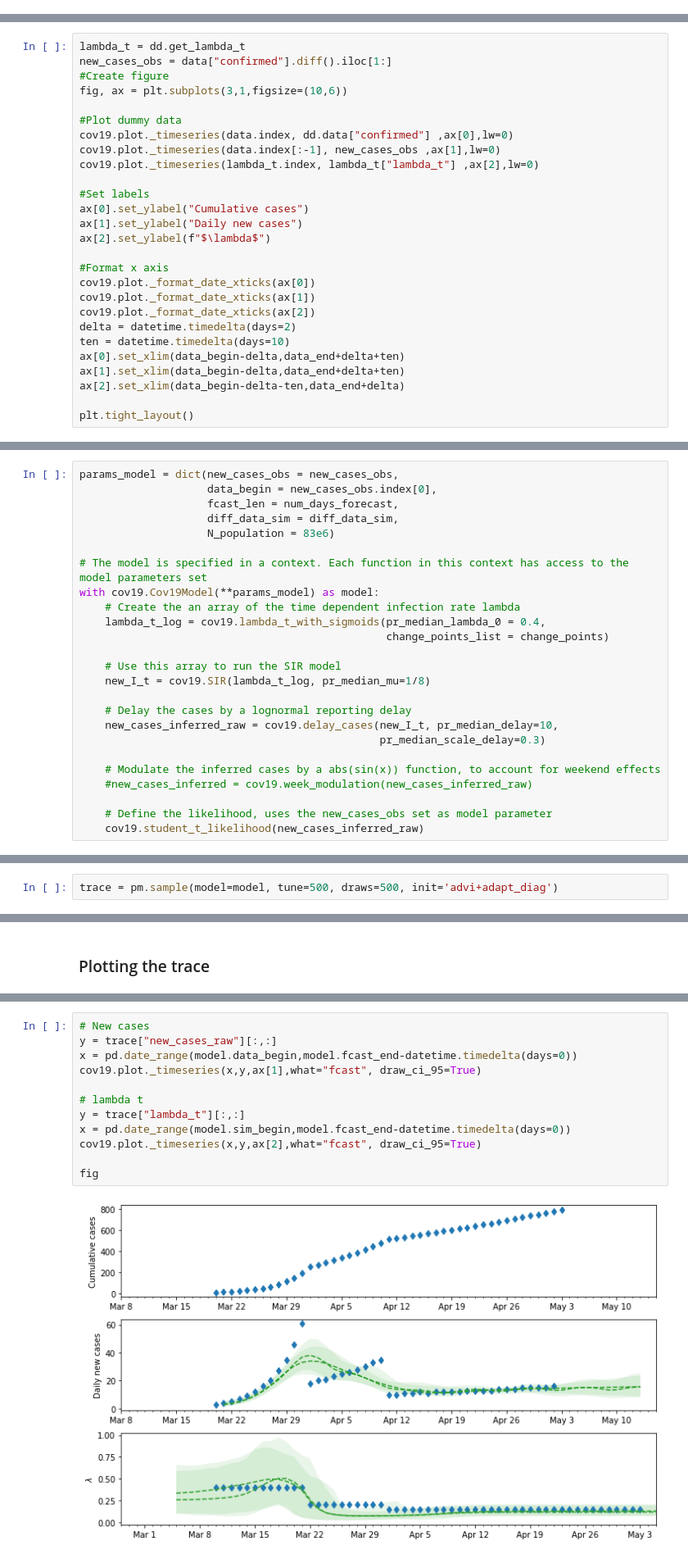
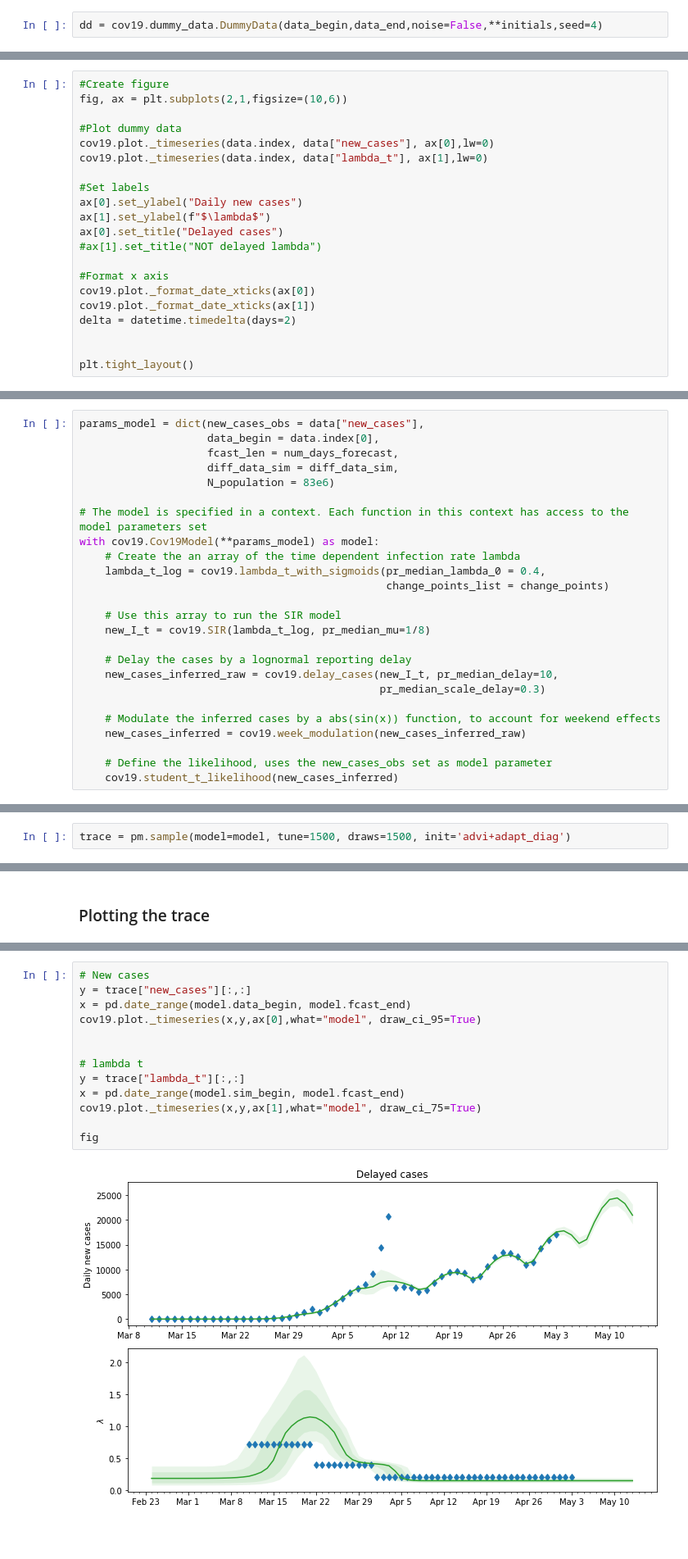
Before and after one commit to Priesemann-Group/covid19_inference, a Jupyter notebook: scripts/example_dummy_data.ipynb, the cells around one changed output, grey strips where cells are left out. Shown: that part at 82% size. Cells and saved outputs as stored; diff of their text form; blank space fills up the shorter version.

Commit message:
Added week modulation and some other quality of life features

```diff
--- a/scripts/example_dummy_data.ipynb
+++ b/scripts/example_dummy_data.ipynb
@@ -47,0 +72,2 @@ dd = cov19.dummy_data.DummyData(data_begin,data_end, change_points=change_points
+# %%
+dd = cov19.dummy_data.DummyData(data_begin,data_end,noise=False,**initials,seed=4)
@@ -56,28 +99,22 @@ The generated data is also accesible by the attribute `dd.data` as pandas datafr
 # %%
-lambda_t = dd.get_lambda_t
-new_cases_obs = data["confirmed"].diff().iloc[1:]
 #Create figure
-fig, ax = plt.subplots(3,1,figsize=(10,6))
+fig, ax = plt.subplots(2,1,figsize=(10,6))
 
 #Plot dummy data
-cov19.plot._timeseries(data.index, dd.data["confirmed"] ,ax[0],lw=0)
-cov19.plot._timeseries(data.index[:-1], new_cases_obs ,ax[1],lw=0)
-cov19.plot._timeseries(lambda_t.index, lambda_t["lambda_t"] ,ax[2],lw=0)
+cov19.plot._timeseries(data.index, data["new_cases"], ax[0],lw=0)
+cov19.plot._timeseries(data.index, data["lambda_t"], ax[1],lw=0)
 
 #Set labels
-ax[0].set_ylabel("Cumulative cases")
-ax[1].set_ylabel("Daily new cases")
-ax[2].set_ylabel(f"$\lambda$")
+ax[0].set_ylabel("Daily new cases")
+ax[1].set_ylabel(f"$\lambda$")
+ax[0].set_title("Delayed cases")
+#ax[1].set_title("NOT delayed lambda")
 
 #Format x axis
 cov19.plot._format_date_xticks(ax[0])
 cov19.plot._format_date_xticks(ax[1])
-cov19.plot._format_date_xticks(ax[2])
 delta = datetime.timedelta(days=2)
-ten = datetime.timedelta(days=10)
-ax[0].set_xlim(data_begin-delta,data_end+delta+ten)
-ax[1].set_xlim(data_begin-delta,data_end+delta+ten)
-ax[2].set_xlim(data_begin-delta-ten,data_end+delta)
+
 
 plt.tight_layout()
 # %% [output]
@@ -97,8 +134,8 @@ for cp in dd.initials["change_points"]:
          pr_median_lambda = cp[1],
          pr_sigma_lambda = 2))
 # %%
-params_model = dict(new_cases_obs = new_cases_obs,
-                    data_begin = new_cases_obs.index[0],
+params_model = dict(new_cases_obs = data["new_cases"],
+                    data_begin = data.index[0],
                     fcast_len = num_days_forecast,
                     diff_data_sim = diff_data_sim,
                     N_population = 83e6)
@@ -117,10 +154,10 @@ with cov19.Cov19Model(**params_model) as model:
                                                pr_median_scale_delay=0.3)
 
     # Modulate the inferred cases by a abs(sin(x)) function, to account for weekend effects
-    #new_cases_inferred = cov19.week_modulation(new_cases_inferred_raw)
+    new_cases_inferred = cov19.week_modulation(new_cases_inferred_raw)
 
     # Define the likelihood, uses the new_cases_obs set as model parameter
-    cov19.student_t_likelihood(new_cases_inferred_raw)
+    cov19.student_t_likelihood(new_cases_inferred)
 # %% [output]
 INFO     [covid19_inference.model_helper] pr_median_transient_len was set to default value 4
 INFO     [covid19_inference.model_helper] pr_sigma_transient_len was set to default value 0.5
@@ -131,7 +166,7 @@ INFO     [covid19_inference.model_helper] pr_sigma_transient_len was set to defa
 # %% [markdown]
 ### MCMC sampling
 # %%
-trace = pm.sample(model=model, tune=500, draws=500, init='advi+adapt_diag')
+trace = pm.sample(model=model, tune=1500, draws=1500, init='advi+adapt_diag')
 # %% [output]
 Auto-assigning NUTS sampler...
 INFO     [pymc3] Auto-assigning NUTS sampler...
@@ -178,14 +209,15 @@ Add the forecast to the already generated axes for the dummy data (see above).
 # %%
 # New cases
-y = trace["new_cases_raw"][:,:]
-x = pd.date_range(model.data_begin,model.fcast_end-datetime.timedelta(days=0))
-cov19.plot._timeseries(x,y,ax[1],what="fcast", draw_ci_95=True)
+y = trace["new_cases"][:,:]
+x = pd.date_range(model.data_begin, model.fcast_end)
+cov19.plot._timeseries(x,y,ax[0],what="model", draw_ci_95=True)
+
 
 # lambda t
 y = trace["lambda_t"][:,:]
-x = pd.date_range(model.sim_begin,model.fcast_end-datetime.timedelta(days=0))
-cov19.plot._timeseries(x,y,ax[2],what="fcast", draw_ci_95=True)
+x = pd.date_range(model.sim_begin, model.fcast_end)
+cov19.plot._timeseries(x,y,ax[1],what="model", draw_ci_75=True)
 
 fig
 # %% [output]
-[figure, old version]
+[figure, new version]
```
Also changed, not shown: parts of 18 cells of this notebook, 1 other file.
